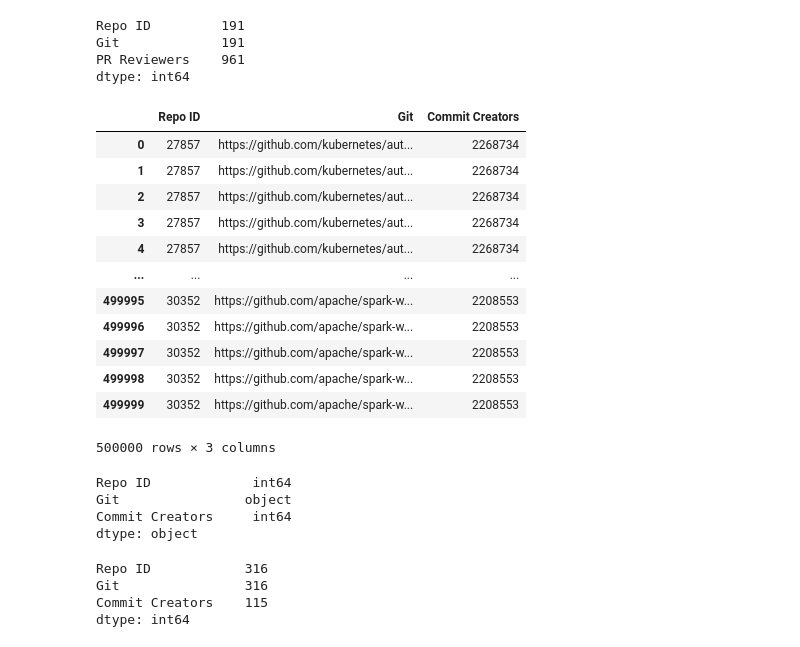
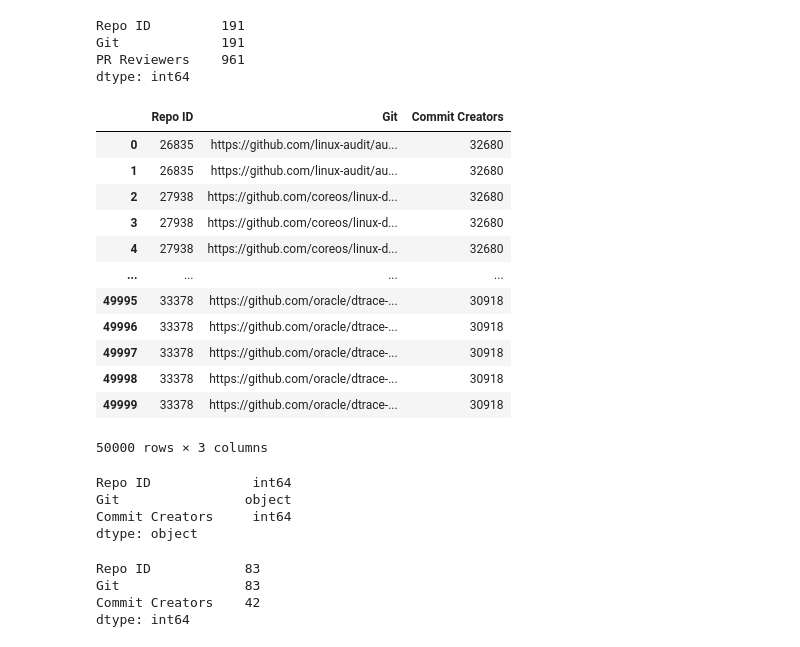
Before and after one commit to hemajv/sandiego, a Jupyter notebook: notebooks/contributors_per_repo.ipynb, the cells around one changed output. Cells and saved outputs as stored; diff of their text form; code cells hidden in the pictures.

```diff
--- a/notebooks/contributors_per_repo.ipynb
+++ b/notebooks/contributors_per_repo.ipynb
@@ -200,36 +200,36 @@ dtype: int64
 # %%
 commit_contrib = pd.DataFrame()
 repo_query = salc.sql.text(f"""
             SET SCHEMA 'augur_data';
             SELECT r.repo_id,
             r.repo_git,
             ca.cntrb_id
             FROM
             repo r, commits c, contributors_aliases ca
              WHERE
             c.repo_id = r.repo_id and
             c.cmt_committer_email = ca.alias_email
-            limit 500000
+            limit 50000
     """)
 commit_contrib = pd.read_sql(repo_query, con=engine)
 commit_contrib.columns =['Repo ID', 'Git', 'Commit Creators']
 
 display(commit_contrib)
 commit_contrib.dtypes
 # %% [output]
 |  | Repo ID | Git | Commit Creators |
-| 0 | 27857 | https://github.com/kubernetes/aut... | 2268734 |
-| 1 | 27857 | https://github.com/kubernetes/aut... | 2268734 |
-| 2 | 27857 | https://github.com/kubernetes/aut... | 2268734 |
-| 3 | 27857 | https://github.com/kubernetes/aut... | 2268734 |
-| 4 | 27857 | https://github.com/kubernetes/aut... | 2268734 |
+| 0 | 26835 | https://github.com/linux-audit/au... | 32680 |
+| 1 | 26835 | https://github.com/linux-audit/au... | 32680 |
+| 2 | 27938 | https://github.com/coreos/linux-d... | 32680 |
+| 3 | 27938 | https://github.com/coreos/linux-d... | 32680 |
+| 4 | 27938 | https://github.com/coreos/linux-d... | 32680 |
 | ... | ... | ... | ... |
-| 499995 | 30352 | https://github.com/apache/spark-w... | 2208553 |
-| 499996 | 30352 | https://github.com/apache/spark-w... | 2208553 |
-| 499997 | 30352 | https://github.com/apache/spark-w... | 2208553 |
-| 499998 | 30352 | https://github.com/apache/spark-w... | 2208553 |
-| 499999 | 30352 | https://github.com/apache/spark-w... | 2208553 |
+| 49995 | 33378 | https://github.com/oracle/dtrace-... | 30918 |
+| 49996 | 33378 | https://github.com/oracle/dtrace-... | 30918 |
+| 49997 | 33378 | https://github.com/oracle/dtrace-... | 30918 |
+| 49998 | 33378 | https://github.com/oracle/dtrace-... | 30918 |
+| 49999 | 33378 | https://github.com/oracle/dtrace-... | 30918 |
-500000 rows × 3 columns
+50000 rows × 3 columns
 Repo ID             int64
 Git                object
 Commit Creators     int64
@@ -237,9 +237,9 @@ dtype: object
 # %%
 commit_contrib.nunique()
 # %% [output]
-Repo ID            316
-Git                316
-Commit Creators    115
+Repo ID            83
+Git                83
+Commit Creators    42
 dtype: int64
 # %%
 df_all_new = pd.DataFrame()
```
Also changed, not shown: parts of 31 cells of this notebook.
